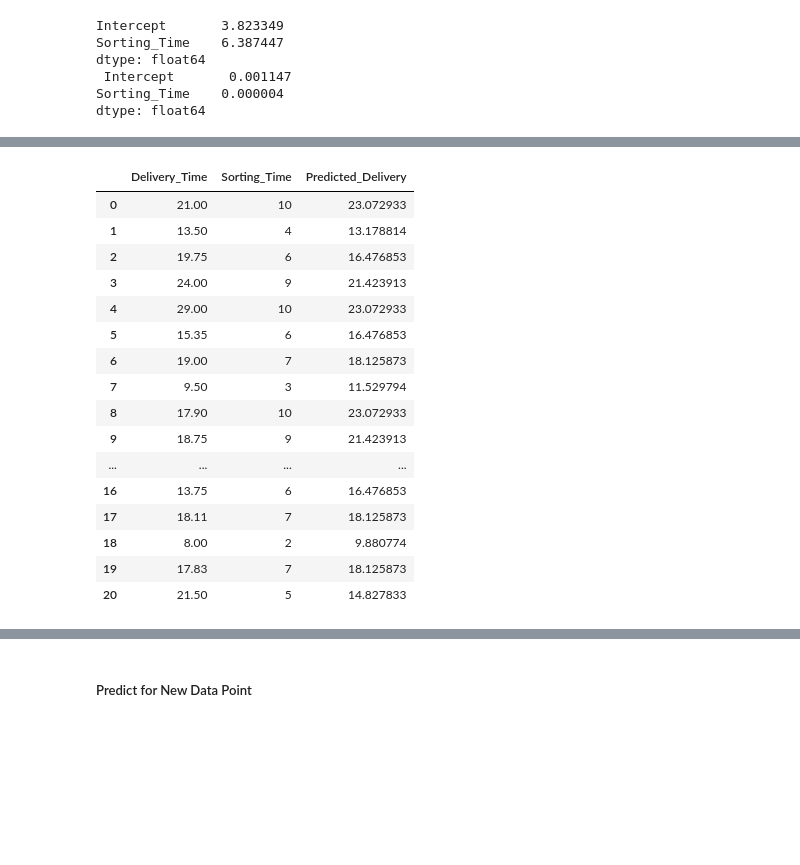
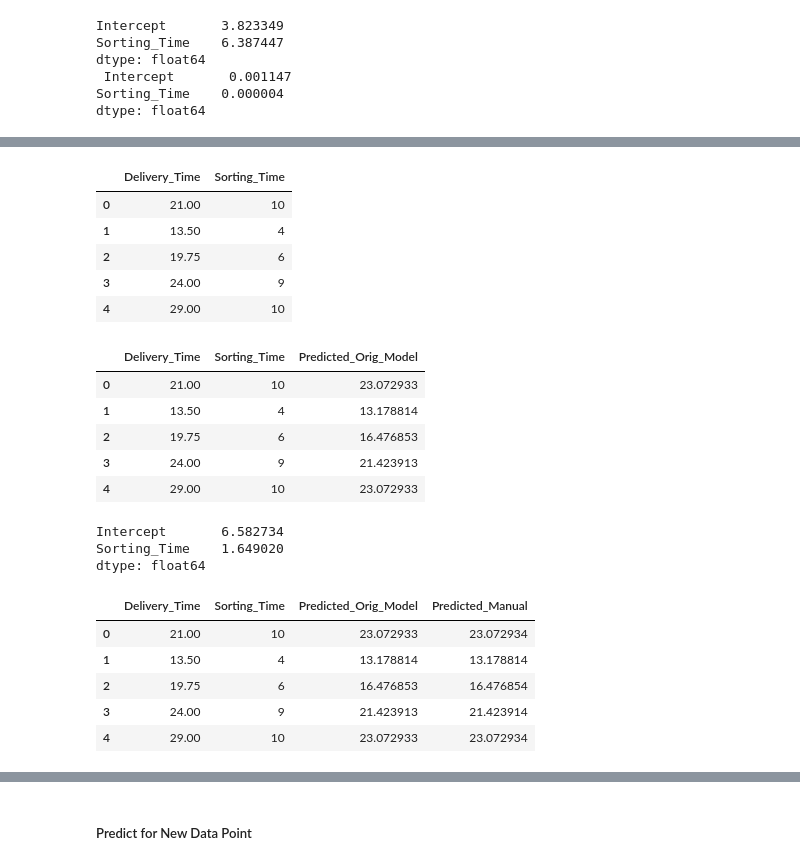
Before and after one commit to clivedandrews/Data_Science, a Jupyter notebook: Assignments/Simple_Linear_Regression/Simple_Linear_Regression.ipynb, the cells around one changed output, grey strips where cells are left out. Cells and saved outputs as stored; diff of their text form; code cells hidden in the pictures; blank space fills up the shorter version.

Commit message:
Made changes to include Transformations and choosing the best model.
Made changes to include Transformations and choosing the best model.

```diff
--- a/Assignments/Simple_Linear_Regression/Simple_Linear_Regression.ipynb
+++ b/Assignments/Simple_Linear_Regression/Simple_Linear_Regression.ipynb
@@ -385,22 +339,37 @@ Name: Sorting_Time, dtype: int64
-# %%
-q1_data['Predicted_Delivery'] = model.predict(sortdata) # model-regression model
 # %%
-q1_data
+q1_data[0:5]
 # %% [output]
-|  | Delivery_Time | Sorting_Time | Predicted_Delivery |
-| 0 | 21.00 | 10 | 23.072933 |
-| 1 | 13.50 | 4 | 13.178814 |
-| 2 | 19.75 | 6 | 16.476853 |
-| 3 | 24.00 | 9 | 21.423913 |
-| 4 | 29.00 | 10 | 23.072933 |
-| 5 | 15.35 | 6 | 16.476853 |
-| 6 | 19.00 | 7 | 18.125873 |
-| 7 | 9.50 | 3 | 11.529794 |
-| 8 | 17.90 | 10 | 23.072933 |
-| 9 | 18.75 | 9 | 21.423913 |
-| ... | ... | ... | ... |
-| 16 | 13.75 | 6 | 16.476853 |
-| 17 | 18.11 | 7 | 18.125873 |
-| 18 | 8.00 | 2 | 9.880774 |
-| 19 | 17.83 | 7 | 18.125873 |
-| 20 | 21.50 | 5 | 14.827833 |
+|  | Delivery_Time | Sorting_Time |
+| 0 | 21.00 | 10 |
+| 1 | 13.50 | 4 |
+| 2 | 19.75 | 6 |
+| 3 | 24.00 | 9 |
+| 4 | 29.00 | 10 |
+# %%
+# Creating Prediction_Model column
+q1_data['Predicted_Orig_Model'] = orig_model.fittedvalues
+q1_data[0:5]
+# %% [output]
+|  | Delivery_Time | Sorting_Time | Predicted_Orig_Model |
+| 0 | 21.00 | 10 | 23.072933 |
+| 1 | 13.50 | 4 | 13.178814 |
+| 2 | 19.75 | 6 | 16.476853 |
+| 3 | 24.00 | 9 | 21.423913 |
+| 4 | 29.00 | 10 | 23.072933 |
+# %%
+orig_model.params
+# %% [output]
+Intercept       6.582734
+Sorting_Time    1.649020
+dtype: float64
+# %%
+#Alternate method to add predicted column
+q1_data['Predicted_Manual'] = 6.582734 + 1.649020 * q1_data['Sorting_Time'] # Running for one command automatically creates the entire column
+q1_data[0:5]
+# %% [output]
+|  | Delivery_Time | Sorting_Time | Predicted_Orig_Model | Predicted_Manual |
+| 0 | 21.00 | 10 | 23.072933 | 23.072934 |
+| 1 | 13.50 | 4 | 13.178814 | 13.178814 |
+| 2 | 19.75 | 6 | 16.476853 | 16.476854 |
+| 3 | 24.00 | 9 | 21.423913 | 21.423914 |
+| 4 | 29.00 | 10 | 23.072933 | 23.072934 |
```
Also changed, not shown: parts of 92 cells of this notebook.
